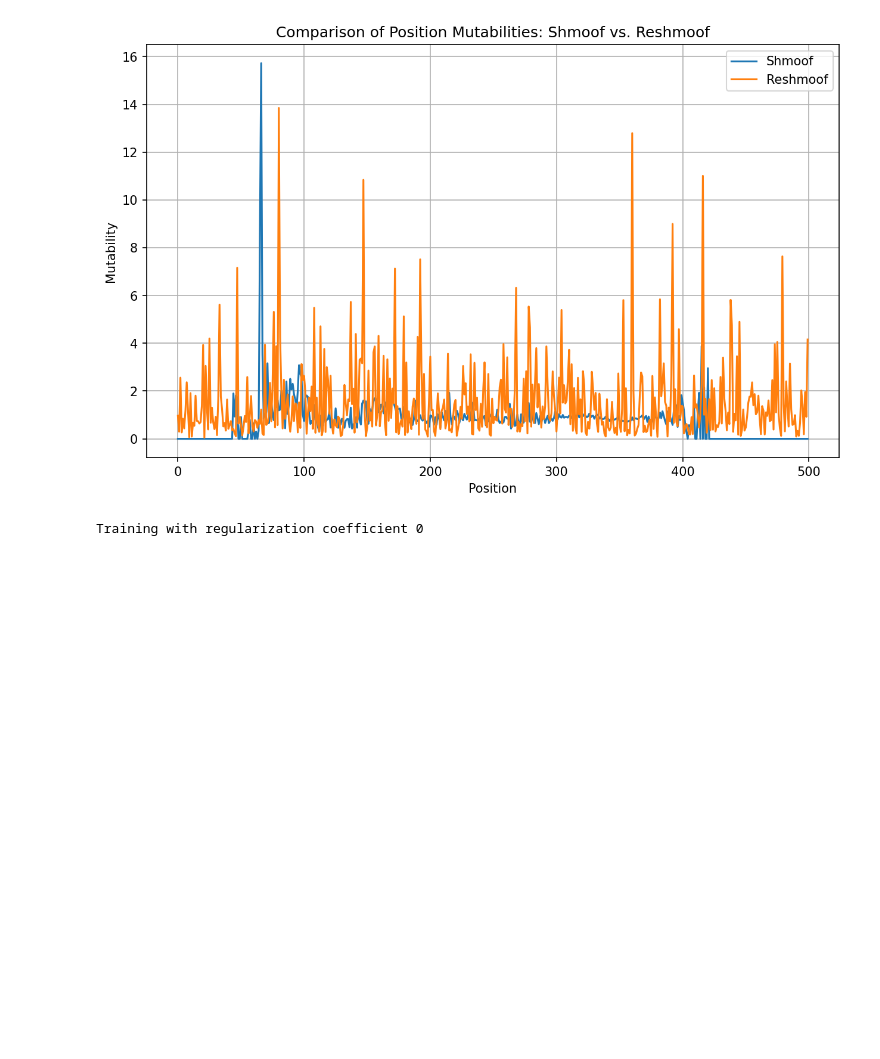
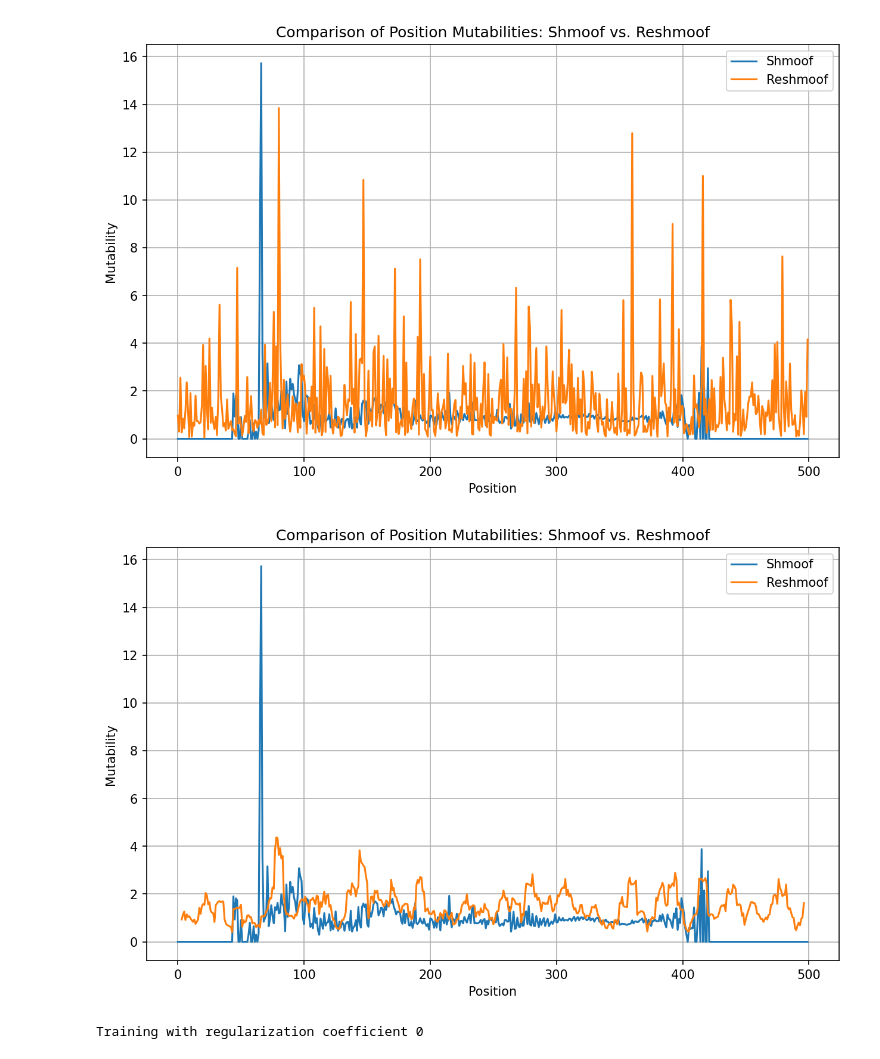
Before and after one commit to matsengrp/thrifty-experiments-1, a Jupyter notebook: human/reshmoof.ipynb, the cells around one changed output. Saved outputs shown, nothing was run; the diff lists cells and outputs as text; code cells hidden in the pictures; blank space fills up the shorter version.

```diff
--- a/human/reshmoof.ipynb
+++ b/human/reshmoof.ipynb
@@ -198,6 +194,13 @@ reshmoof_positions = pd.DataFrame({'Position': np.arange(len(reshmoof_positions)
 plot_position_mutabilities(shmoof_positions, reshmoof_positions)
 # %% [output]
 [figure]
+# %%
+# take a sliding window of width 7 and apply to reshmoof_positions
+reshmoof_positions_sliding = reshmoof_positions.copy()
+reshmoof_positions_sliding["Mutability"] = reshmoof_positions["Mutability"].rolling(window=7, center=True).mean()
+plot_position_mutabilities(shmoof_positions, reshmoof_positions_sliding)
+# %% [output]
+[figure, added]
 # %%
 regularization_coeffs = [0, 1e-8, 1e-7, 1e-6, 1e-5, 1e-4]
 results = []
```
Also changed, not shown: parts of 1 cell of this notebook.
